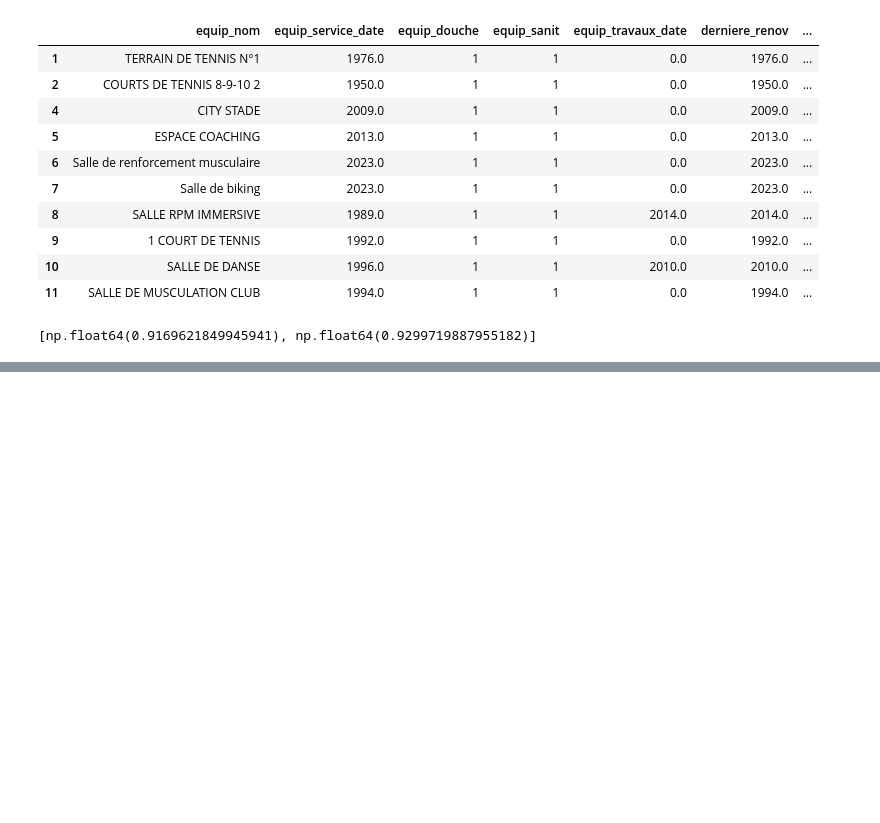
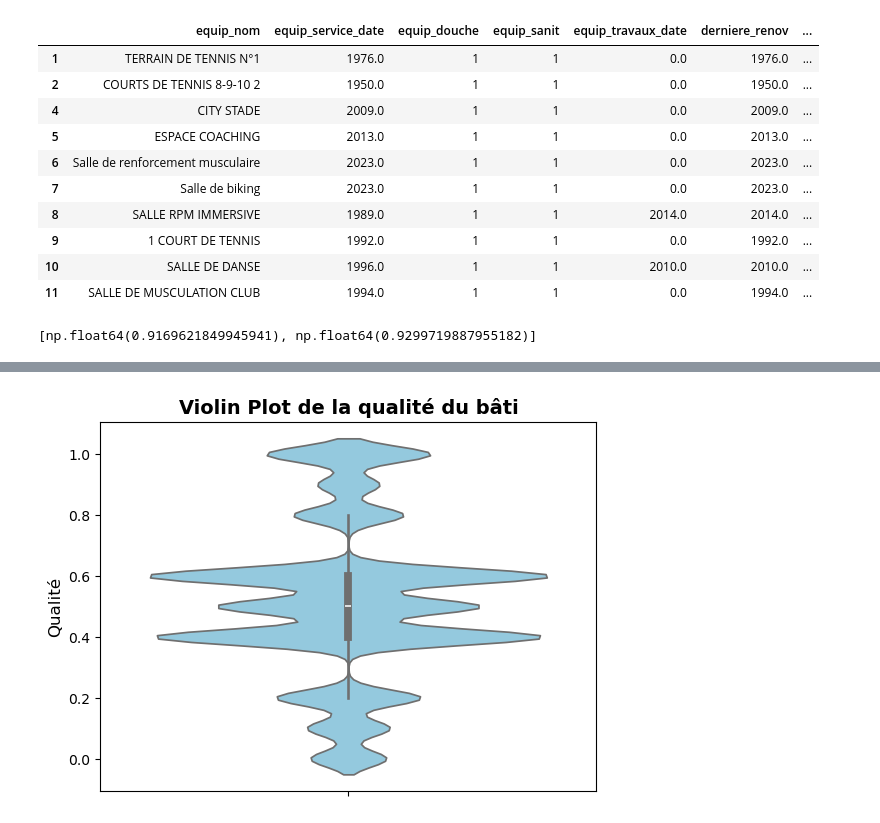
Before and after one commit to cyprienmathe/Python-data-science, a Jupyter notebook: indicateur vétusté.ipynb, the cells around one changed output, grey strips where cells are left out. Drawn from its saved outputs; the diff is of its cells as text; code cells hidden in the pictures; blank space fills up the shorter version.

```diff
--- a/indicateur vétusté.ipynb
+++ b/indicateur vétusté.ipynb
@@ -112,5 +141,15 @@ df_filtre.head(20)
 # %%
 # equip_nom, equip_service_date, equip_douche, equip_sanit, equip_travaux_date
+# %%
+import seaborn as sns
+
+# Exemple : violin plot pour la variable 'qualité'
+sns.violinplot(data=df, y='qualite', color='skyblue')  # Ajuster "y" selon l'orientation
+plt.title('Violin Plot de la qualité du bâti', fontsize=14, weight='bold')
+plt.ylabel('Qualité', fontsize=12)
+plt.show()
+# %% [output]
+[figure, added]
 # %%
 # Lien json
 # https://equipements.sports.gouv.fr/api/explore/v2.1/catalog/datasets/data-es/exports/json?lang=fr&timezone=Europe%2FParis&select=equip_nom%2C%20equip_service_date%2C%20equip_douche%2C%20equip_sanit%2C%20equip_travaux_date&where=reg_nom%20like%20%27%C3%8Ele-de-France%27
```
Also changed, not shown: parts of 5 cells of this notebook.
